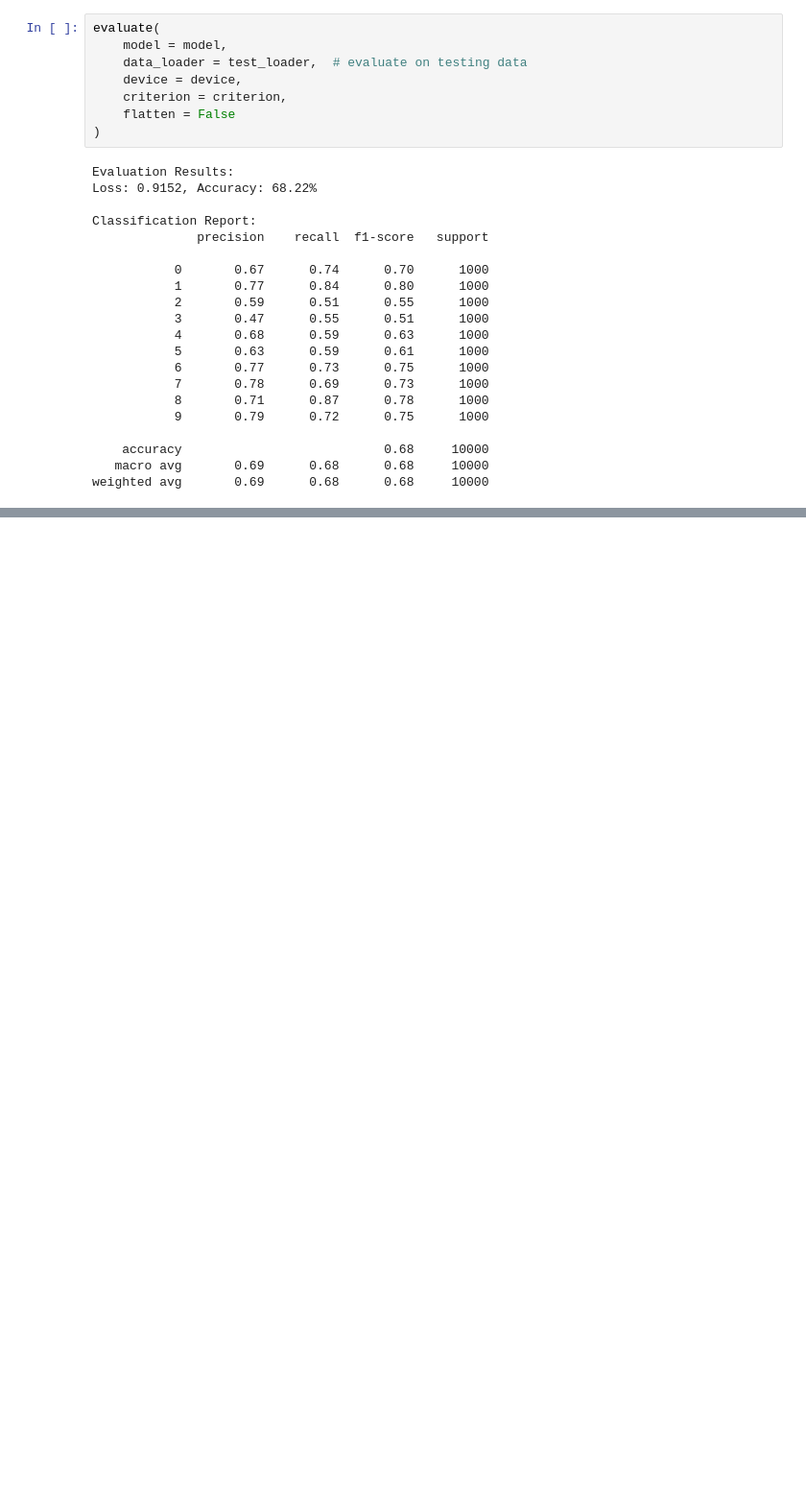
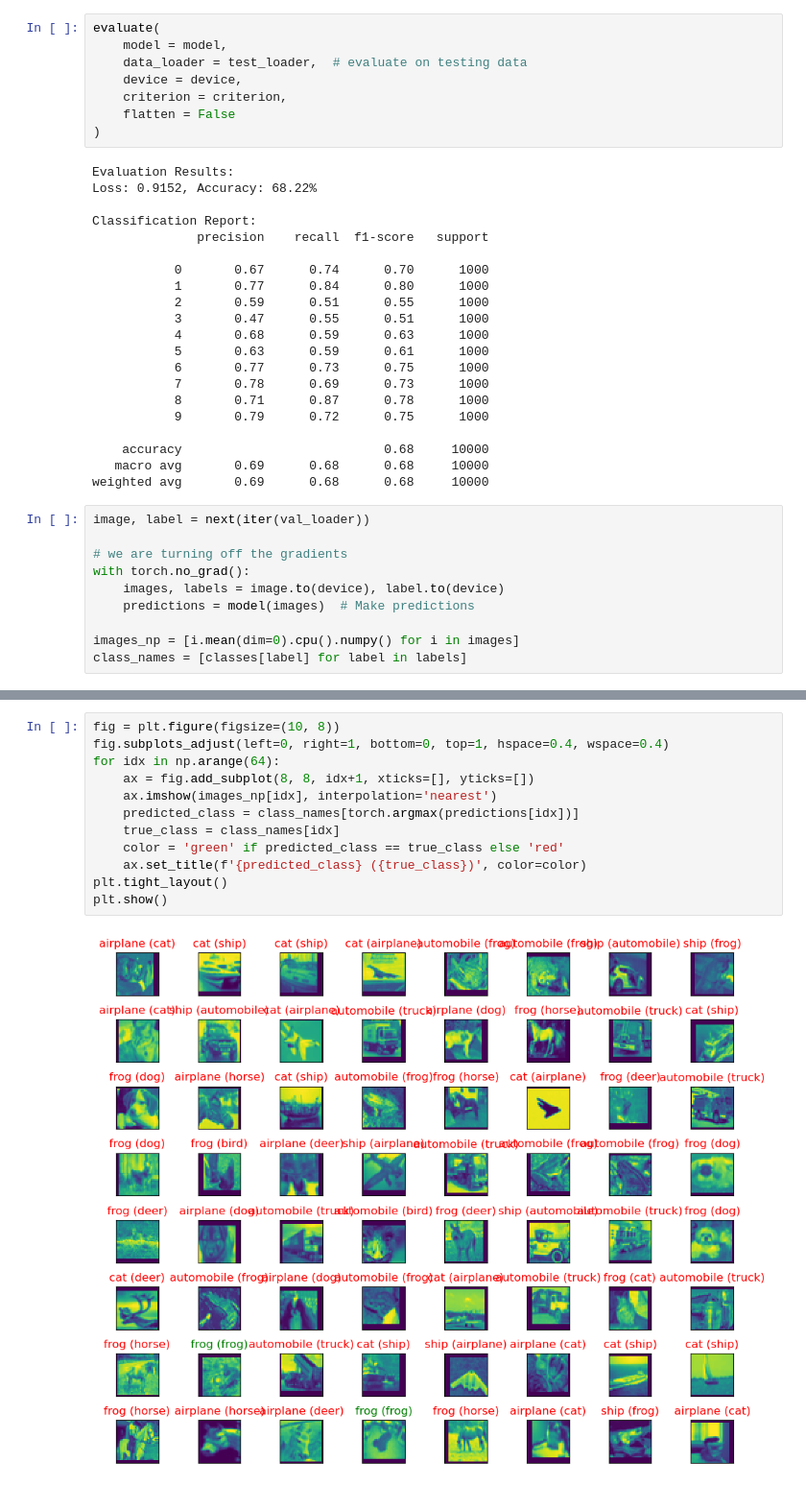
Before and after one commit to yonashanel/ma1, a Jupyter notebook: assignments/cnn.ipynb, the cells around one changed output, grey strips where cells are left out. Shown at 96% size. Saved outputs shown, nothing was run; the diff lists cells and outputs as text; blank space fills up the shorter version.

```diff
--- a/assignments/cnn.ipynb
+++ b/assignments/cnn.ipynb
@@ -427,3 +432,13 @@ Classification Report:
     accuracy                           0.68     10000
    macro avg       0.69      0.68      0.68     10000
 weighted avg       0.69      0.68      0.68     10000
+# %%
+image, label = next(iter(val_loader))
+
+# we are turning off the gradients
+with torch.no_grad():
+    images, labels = image.to(device), label.to(device)
+    predictions = model(images)  # Make predictions
+
+images_np = [i.mean(dim=0).cpu().numpy() for i in images]
+class_names = [classes[label] for label in labels]
@@ -429,0 +490,14 @@ weighted avg       0.69      0.68      0.68     10000
+# %%
+fig = plt.figure(figsize=(10, 8))
+fig.subplots_adjust(left=0, right=1, bottom=0, top=1, hspace=0.4, wspace=0.4)
+for idx in np.arange(64):
+    ax = fig.add_subplot(8, 8, idx+1, xticks=[], yticks=[])
+    ax.imshow(images_np[idx], interpolation='nearest')
+    predicted_class = class_names[torch.argmax(predictions[idx])]
+    true_class = class_names[idx]
+    color = 'green' if predicted_class == true_class else 'red'
+    ax.set_title(f'{predicted_class} ({true_class})', color=color)
+plt.tight_layout()
+plt.show()
+# %% [output]
+[figure, added]
```
Also changed, not shown: parts of 5 cells of this notebook, 1 other file.
